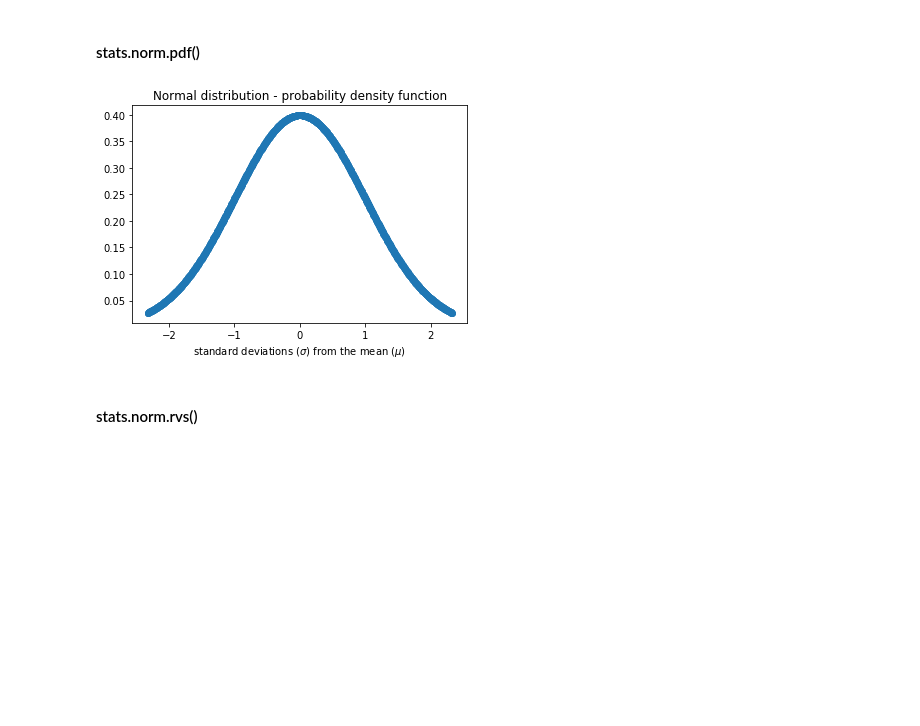
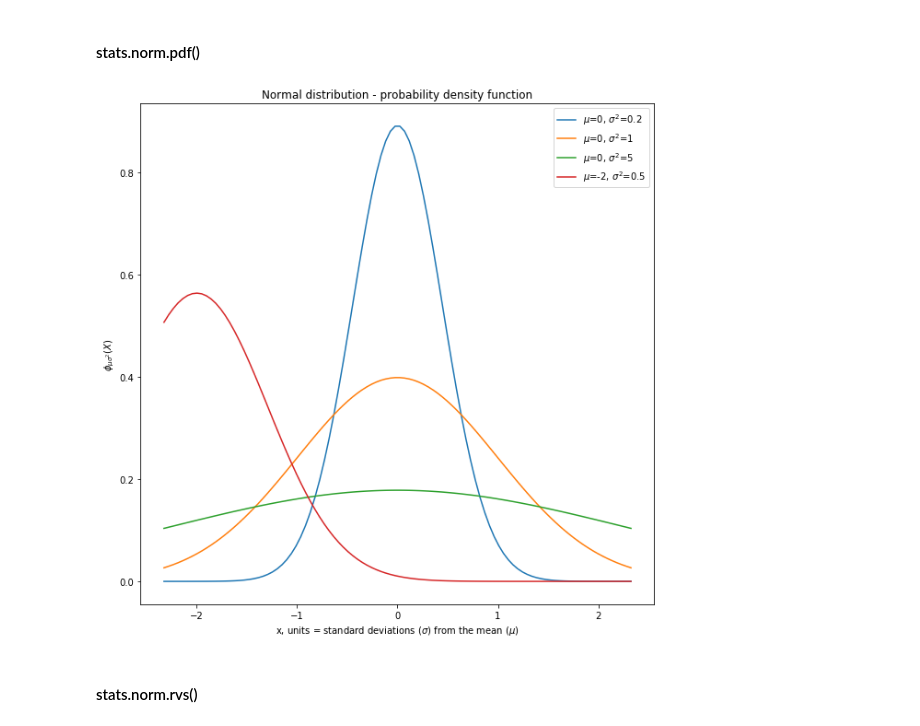
Before and after one commit to andrewmontes87/practical_statistics_py, a Jupyter notebook: notebooks/02 - Data and sampling distributions.ipynb, the cells around one changed output. Saved outputs shown, nothing was run; the diff lists cells and outputs as text; code cells hidden in the pictures; blank space fills up the shorter version.

Commit message:
improved distribution charts

```diff
--- a/notebooks/02 - Data and sampling distributions.ipynb
+++ b/notebooks/02 - Data and sampling distributions.ipynb
@@ -397,25 +398,37 @@ plt.show()
 # %%
 ### probability density function with stats.norm.pdf()
 ### (density of a continuous random variable)
 
 ### Continuous probability distributions also known as probability
 ### density functions, they are functions that take on continuous
 ### values (e.g. values on the real line). Examples include the
 ### normal distribution, the exponential distribution and the beta
 ### distribution.
 
 x = np.linspace(stats.norm.ppf(0.01),
-                stats.norm.ppf(0.99), 1000)
+                stats.norm.ppf(0.99), 100)
 
-y = stats.norm.pdf(x)
+# varieties of normal distributions
+# with location (mu) and scale (sigma) adjusted
+# (we have sigma squared, aka variance, to scale, so we use math.sqrt)
+y_1 = stats.norm.pdf(x, loc=0, scale=math.sqrt(0.2))
+y_2 = stats.norm.pdf(x, loc=0, scale=math.sqrt(1))
+y_3 = stats.norm.pdf(x, loc=0, scale=math.sqrt(5))
+y_4 = stats.norm.pdf(x, loc=-2, scale=math.sqrt(0.5))
 
 ## plot with matplotlib
-plt.plot(x, y, 'o-')
+plt.figure(figsize=(10,10))
+plt.plot(x, y_1, '-', label='$\mu$=0, $\sigma^2$=0.2')
+plt.plot(x, y_2, '-', label='$\mu$=0, $\sigma^2$=1')
+plt.plot(x, y_3, '-', label='$\mu$=0, $\sigma^2$=5')
+plt.plot(x, y_4, '-', label='$\mu$=-2, $\sigma^2$=0.5')
 plt.title('Normal distribution - probability density function')
-plt.xlabel('standard deviations ($\sigma$) from the mean ($\mu$)')
+plt.xlabel('x, units = standard deviations ($\sigma$) from the mean ($\mu$)')
+plt.ylabel('$ \phi_{ \mu \sigma^2 } (X) $ ')
+plt.legend()
 plt.show()
 # %% [output]
-[figure, old version]
+[figure, new version]
 # %% [markdown]
 #### stats.norm.rvs()
 # %%
```
Also changed, not shown: parts of 11 cells of this notebook, 2 other files.
